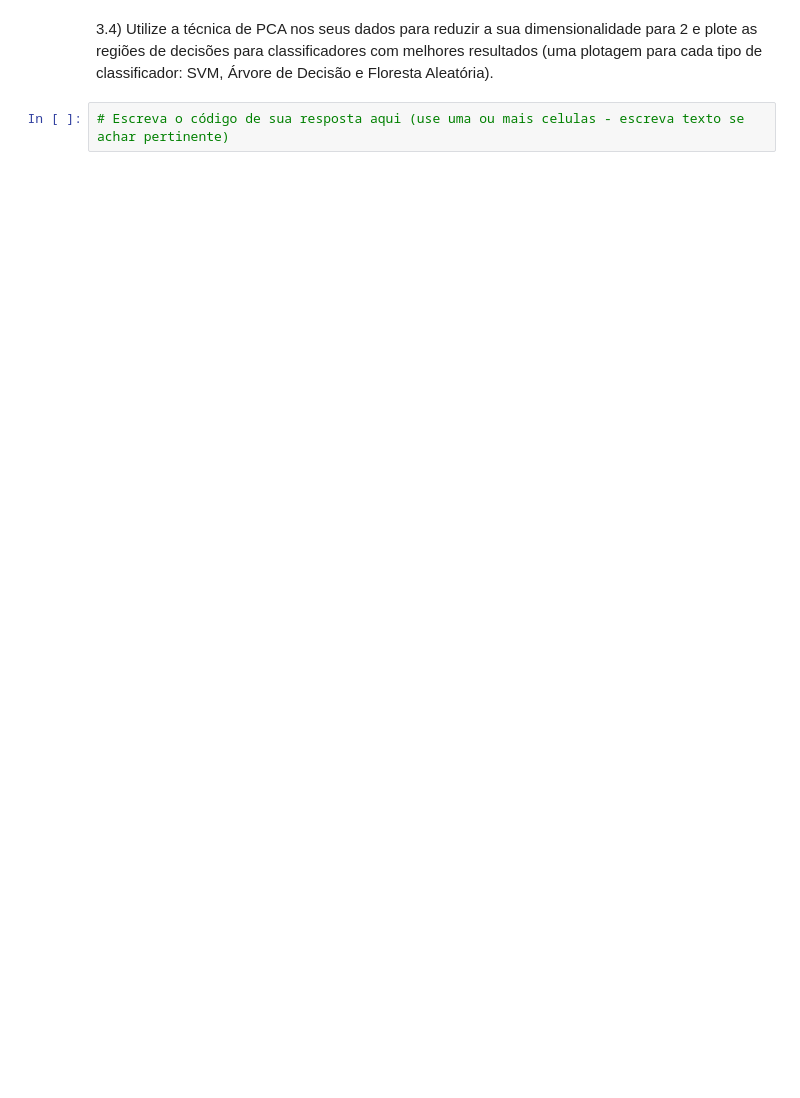
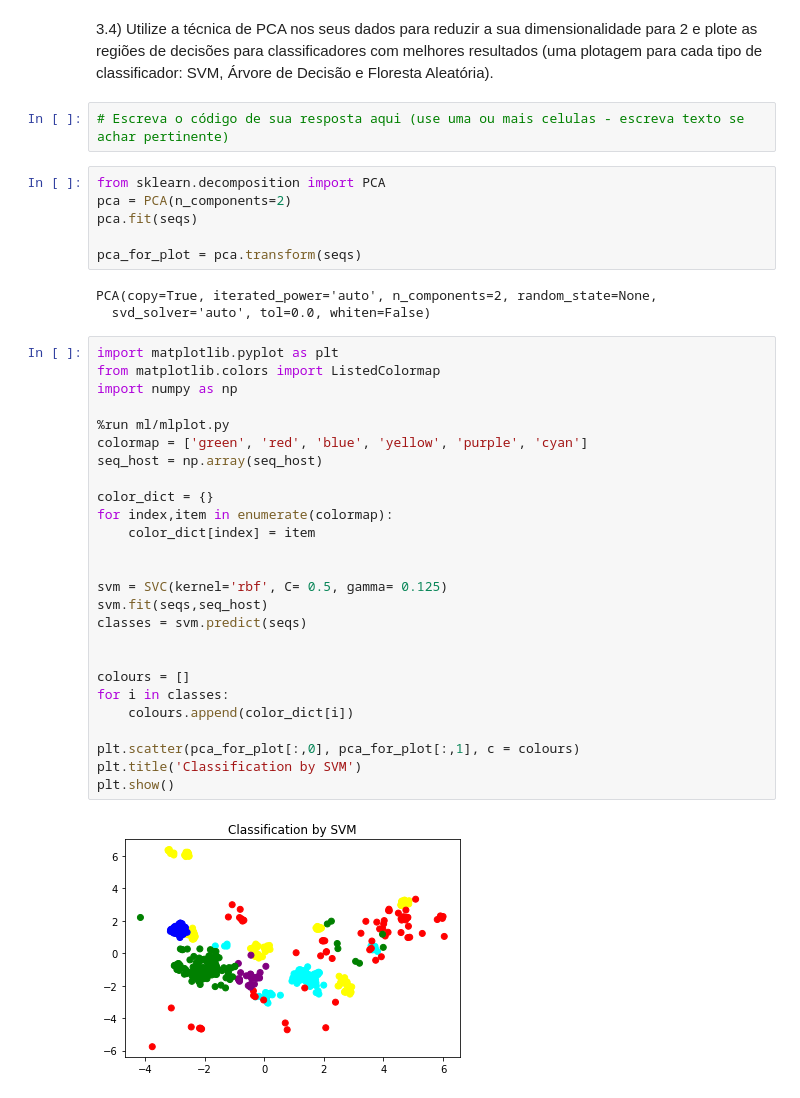
Before and after one commit to lubianat/IBI2, a Jupyter notebook: exercicio.ipynb, the cells around one changed output. Cells and saved outputs as stored; diff of their text form; blank space fills up the shorter version.

```diff
--- a/exercicio.ipynb
+++ b/exercicio.ipynb
@@ -174,3 +517,40 @@ Treine os seus classificadores com o conjunto de dados transformados pelo exerc
 3.4) Utilize a técnica de PCA nos seus dados para reduzir a sua dimensionalidade para 2 e plote as regiões de decisões para classificadores com melhores resultados (uma plotagem para cada tipo de classificador: SVM, Árvore de Decisão e Floresta Aleatória).
 # %%
 # Escreva o código de sua resposta aqui (use uma ou mais celulas - escreva texto se achar pertinente)
+# %%
+from sklearn.decomposition import PCA
+pca = PCA(n_components=2)
+pca.fit(seqs)
+
+pca_for_plot = pca.transform(seqs)
+# %% [output]
+PCA(copy=True, iterated_power='auto', n_components=2, random_state=None,
+  svd_solver='auto', tol=0.0, whiten=False)
+# %%
+import matplotlib.pyplot as plt
+from matplotlib.colors import ListedColormap
+import numpy as np
+
+%run ml/mlplot.py
+colormap = ['green', 'red', 'blue', 'yellow', 'purple', 'cyan']
+seq_host = np.array(seq_host)
+
+color_dict = {}
+for index,item in enumerate(colormap):
+    color_dict[index] = item
+
+
+svm = SVC(kernel='rbf', C= 0.5, gamma= 0.125)
+svm.fit(seqs,seq_host)
+classes = svm.predict(seqs)
+
+
+colours = []
+for i in classes:
+    colours.append(color_dict[i])
+
+plt.scatter(pca_for_plot[:,0], pca_for_plot[:,1], c = colours)
+plt.title('Classification by SVM')
+plt.show()
+# %% [output]
+[figure, added]
```
Also changed, not shown: parts of 28 cells of this notebook, 3 other files.
